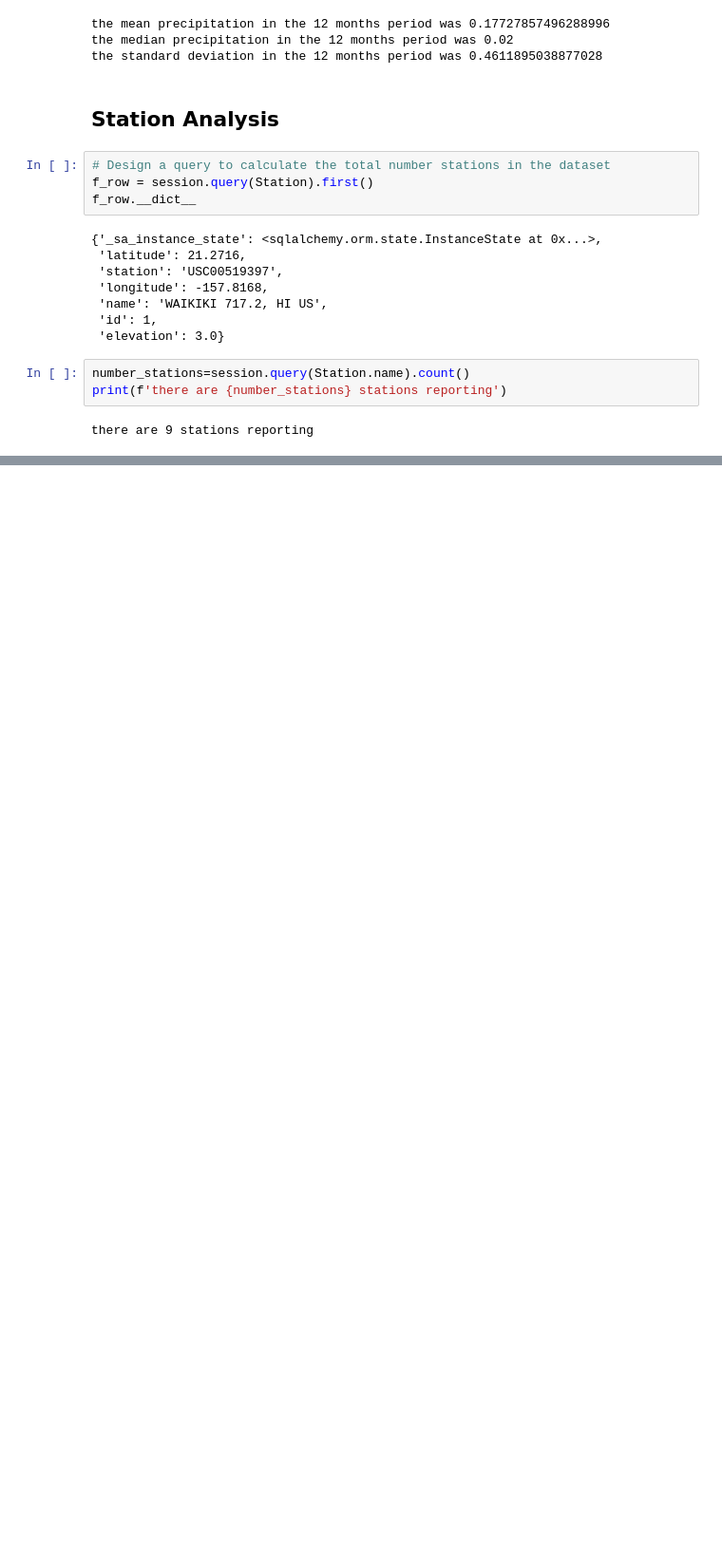
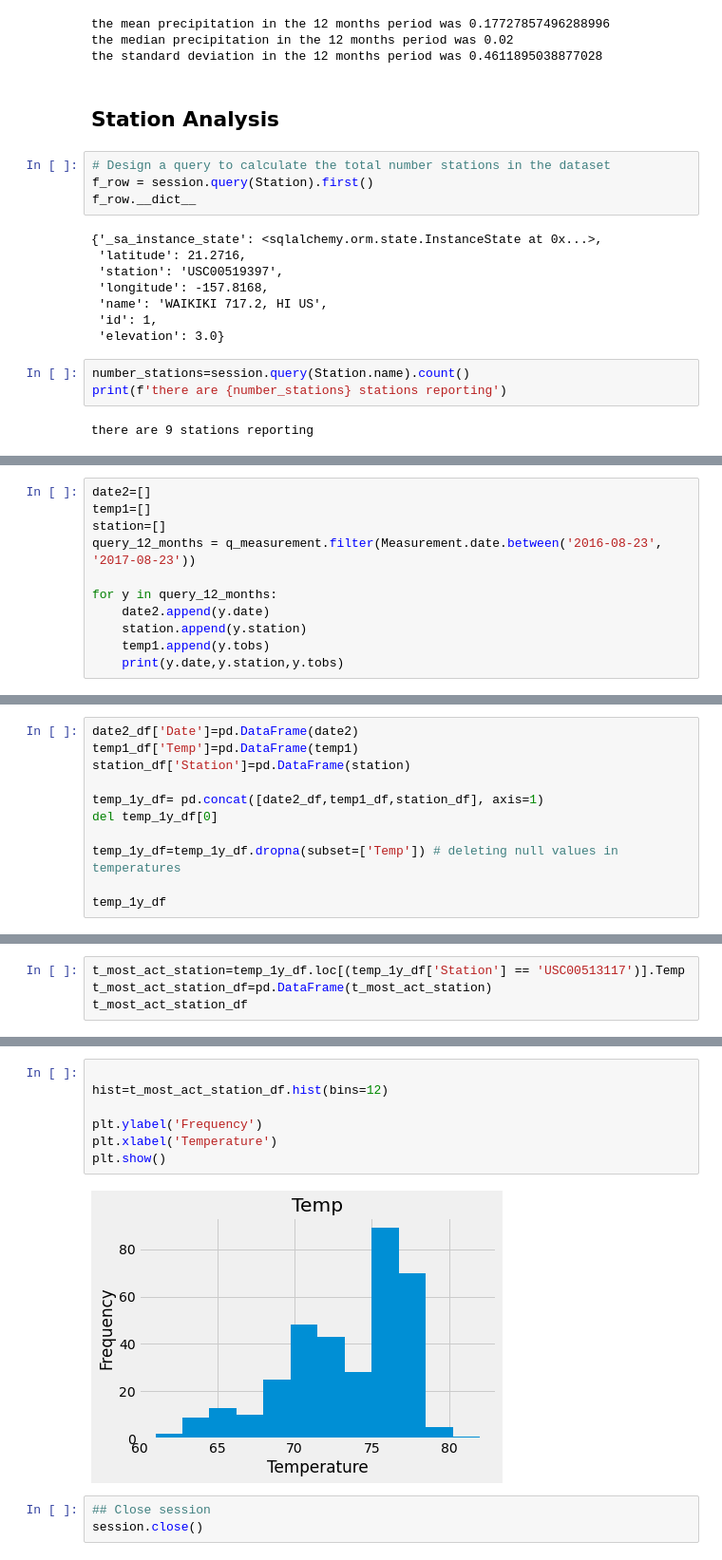
Before and after one commit to osie78/sqlalchemy-challenge, a Jupyter notebook: Untitled.ipynb, the cells around one changed output, grey strips where cells are left out. Shown at 95% size. Saved outputs shown, nothing was run; the diff lists cells and outputs as text; blank space fills up the shorter version.

```diff
--- a/Untitled.ipynb
+++ b/Untitled.ipynb
@@ -170,0 +197,11 @@ count_per_station_df.sort_values(by=['records'])
+# %%
+date2=[]
+temp1=[]
+station=[]
+query_12_months = q_measurement.filter(Measurement.date.between('2016-08-23', '2017-08-23'))
+
+for y in query_12_months:
+    date2.append(y.date)
+    station.append(y.station)
+    temp1.append(y.tobs)
+    print(y.date,y.station,y.tobs)
@@ -170,0 +226,11 @@ count_per_station_df.sort_values(by=['records'])
+# %%
+date2_df['Date']=pd.DataFrame(date2)
+temp1_df['Temp']=pd.DataFrame(temp1)
+station_df['Station']=pd.DataFrame(station)
+
+temp_1y_df= pd.concat([date2_df,temp1_df,station_df], axis=1)
+del temp_1y_df[0]
+
+temp_1y_df=temp_1y_df.dropna(subset=['Temp']) # deleting null values in temperatures
+
+temp_1y_df
@@ -170,0 +264,4 @@ count_per_station_df.sort_values(by=['records'])
+# %%
+t_most_act_station=temp_1y_df.loc[(temp_1y_df['Station'] == 'USC00513117')].Temp
+t_most_act_station_df=pd.DataFrame(t_most_act_station)
+t_most_act_station_df
@@ -170,0 +282,12 @@ count_per_station_df.sort_values(by=['records'])
+# %%
+
+hist=t_most_act_station_df.hist(bins=12)
+
+plt.ylabel('Frequency')
+plt.xlabel('Temperature')
+plt.show()
+# %% [output]
+[figure, added]
+# %%
+## Close session
+session.close()
```
Also changed, not shown: parts of 14 cells of this notebook.
